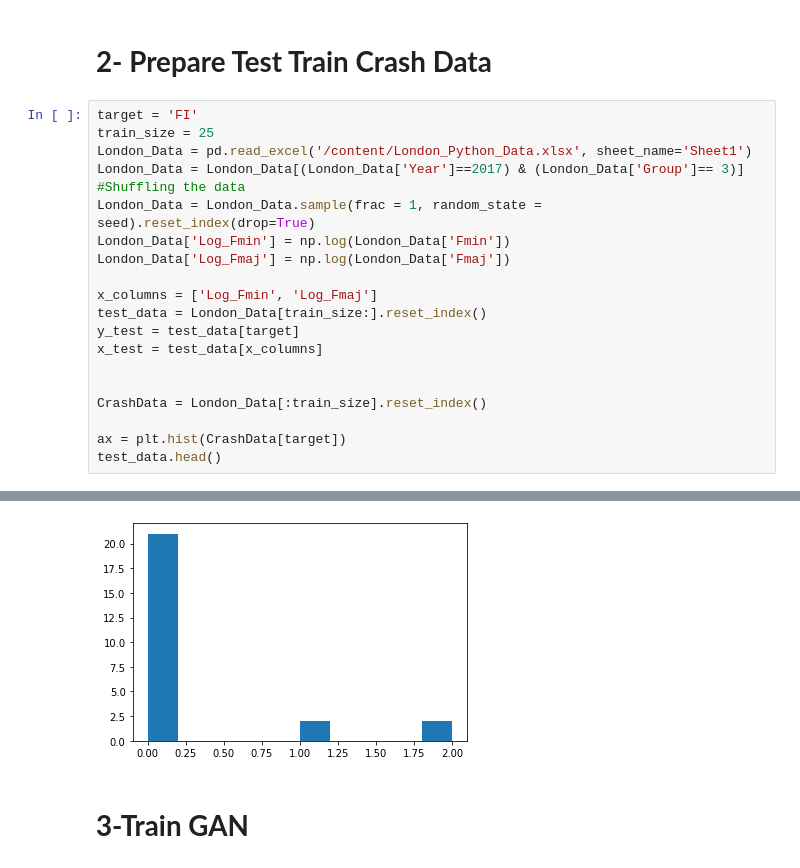
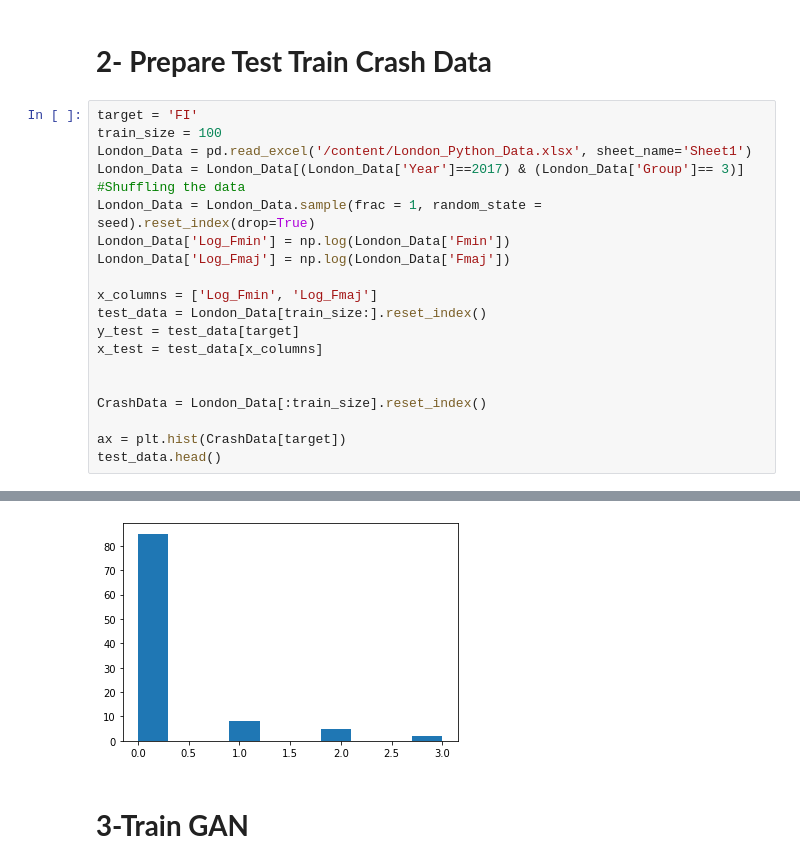
Before and after one commit to mz-zarei/CGAN-Augmentation, a Jupyter notebook: RealDataAugmentation_CGAN.ipynb, the cells around one changed output, grey strips where cells are left out. Saved outputs shown, nothing was run; the diff lists cells and outputs as text.

```diff
--- a/RealDataAugmentation_CGAN.ipynb
+++ b/RealDataAugmentation_CGAN.ipynb
@@ -264,7 +264,7 @@ activation = "elu"
 # **2- Prepare Test Train Crash Data**
 # %%
 target = 'FI'
-train_size = 25
+train_size = 100
 London_Data = pd.read_excel('/content/London_Python_Data.xlsx', sheet_name='Sheet1')
 London_Data = London_Data[(London_Data['Year']==2017) & (London_Data['Group']== 3)]
 #Shuffling the data
@@ -292,4 +292,4 @@ test_data.head()
-[figure, old version]
+[figure, new version]
 # %% [markdown]
 # **3-Train GAN**
 # %%
```
Also changed, not shown: parts of 2 cells of this notebook.
